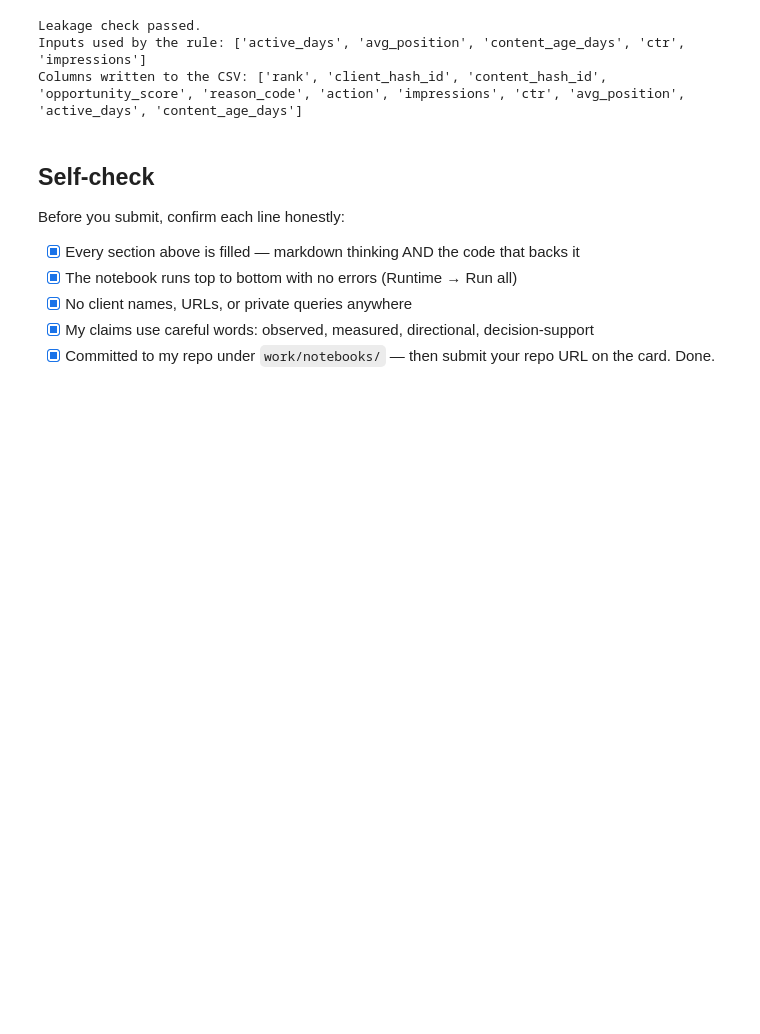
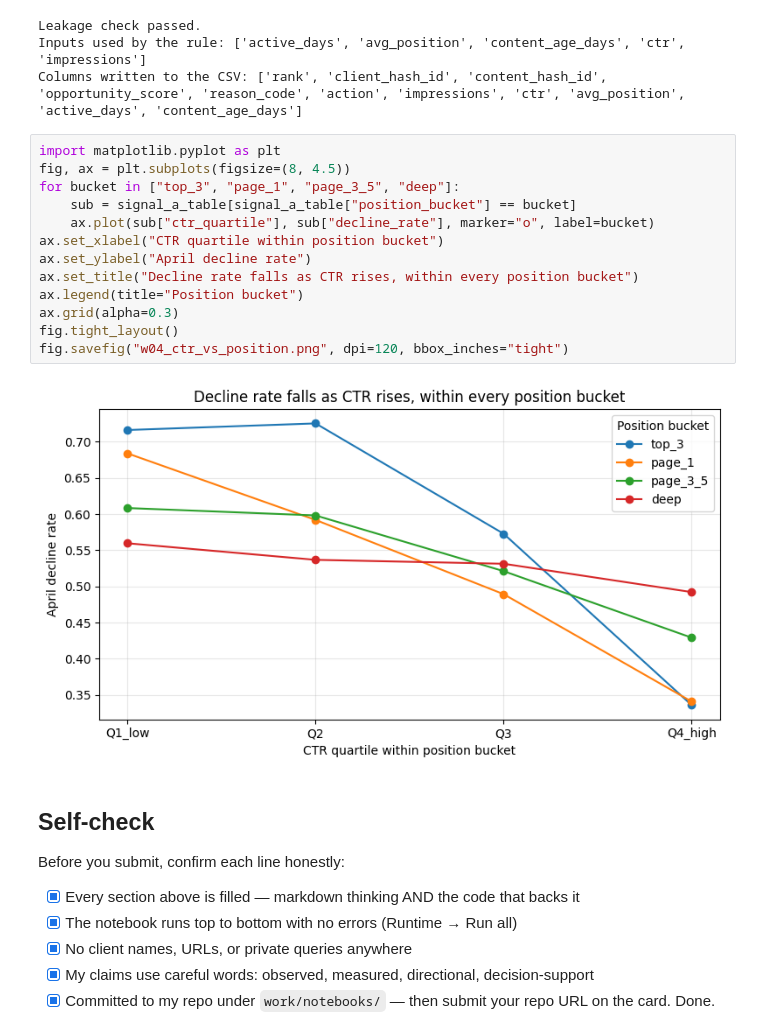
Before and after one commit to Asma-Nasr/Flyrank_ML_Internship, a Jupyter notebook: work/notebooks/w04_baseline_score.ipynb, the cells around one changed output. Saved outputs shown, nothing was run; the diff lists cells and outputs as text; blank space fills up the shorter version.

```diff
--- a/work/notebooks/w04_baseline_score.ipynb
+++ b/work/notebooks/w04_baseline_score.ipynb
@@ -408,6 +408,21 @@ print(f"Columns written to the CSV: {list(queue_out.columns)}")
 Leakage check passed.
 Inputs used by the rule: ['active_days', 'avg_position', 'content_age_days', 'ctr', 'impressions']
 Columns written to the CSV: ['rank', 'client_hash_id', 'content_hash_id', 'opportunity_score', 'reason_code', 'action', 'impressions', 'ctr', 'avg_position', 'active_days', 'content_age_days']
+# %%
+import matplotlib.pyplot as plt
+fig, ax = plt.subplots(figsize=(8, 4.5))
+for bucket in ["top_3", "page_1", "page_3_5", "deep"]:
+    sub = signal_a_table[signal_a_table["position_bucket"] == bucket]
+    ax.plot(sub["ctr_quartile"], sub["decline_rate"], marker="o", label=bucket)
+ax.set_xlabel("CTR quartile within position bucket")
+ax.set_ylabel("April decline rate")
+ax.set_title("Decline rate falls as CTR rises, within every position bucket")
+ax.legend(title="Position bucket")
+ax.grid(alpha=0.3)
+fig.tight_layout()
+fig.savefig("w04_ctr_vs_position.png", dpi=120, bbox_inches="tight")
+# %% [output]
+[figure, added]
 # %% [markdown]
 ## Self-check
 
```
Also changed, not shown: parts of 1 cell of this notebook.
